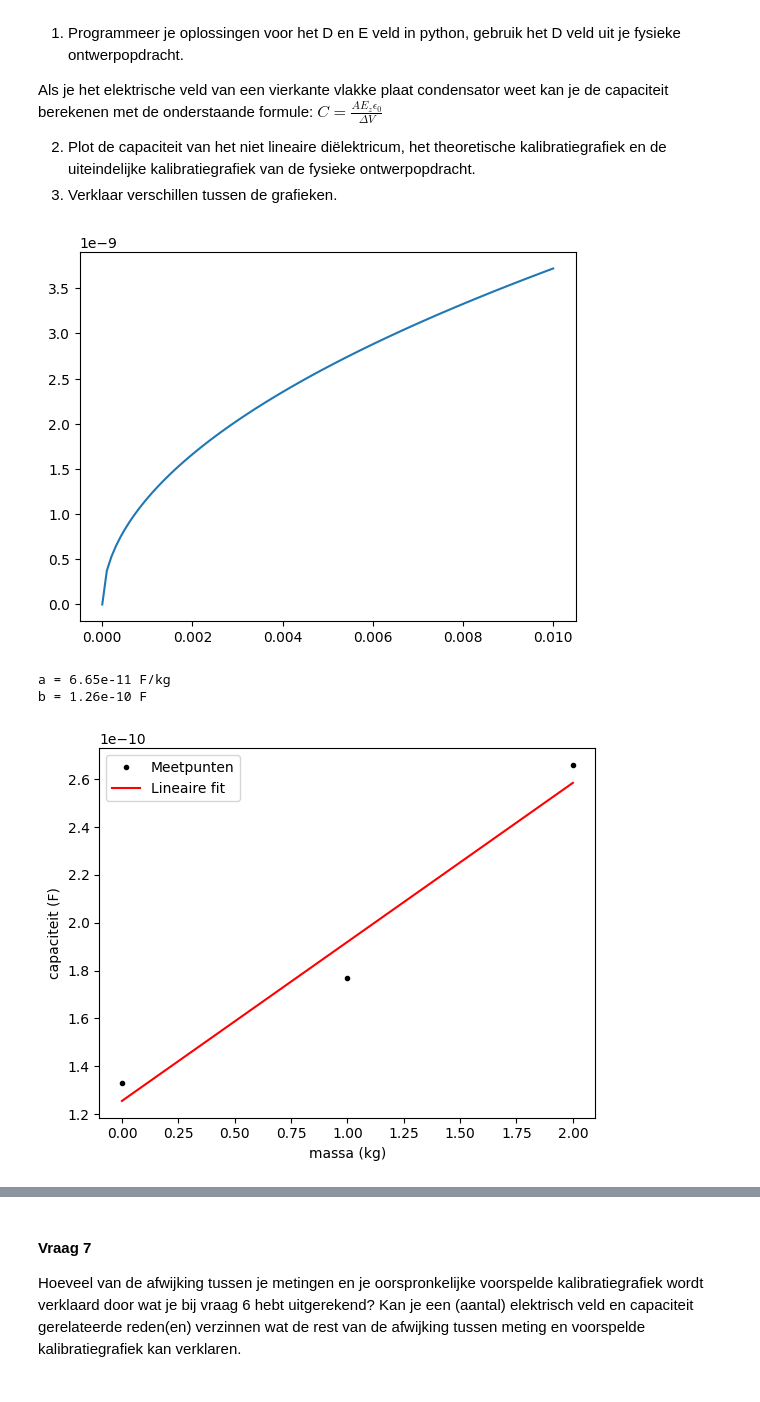
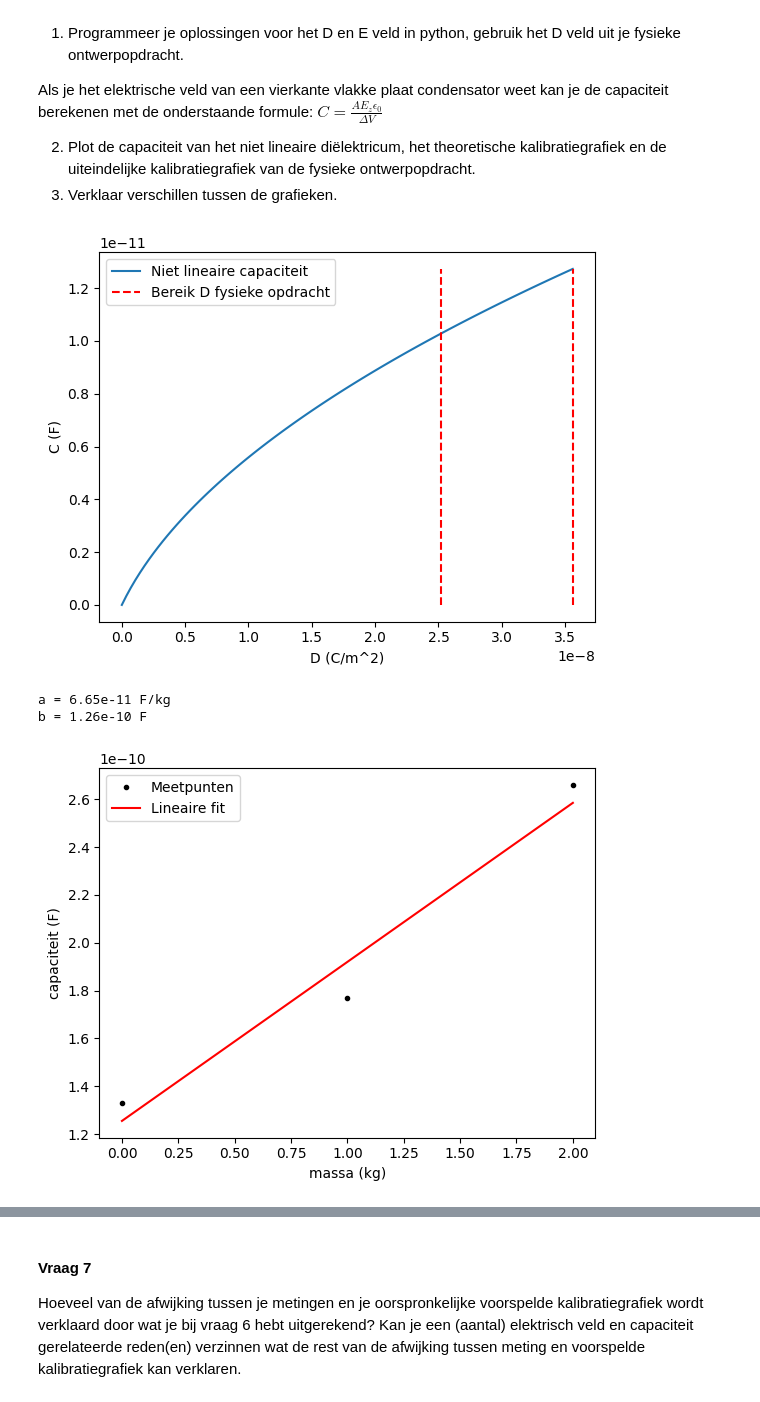
Before and after one commit to rstaasTUD/opdrachten-DEF-D-R-Staas, a Jupyter notebook: DigitaleOntwerpopdrachten/1CondensatorOpdracht/CondensatorOntwerpopdracht.ipynb, the cells around one changed output, grey strips where cells are left out. Cells and saved outputs as stored; diff of their text form; code cells hidden in the pictures.

```diff
--- a/DigitaleOntwerpopdrachten/1CondensatorOpdracht/CondensatorOntwerpopdracht.ipynb
+++ b/DigitaleOntwerpopdrachten/1CondensatorOpdracht/CondensatorOntwerpopdracht.ipynb
@@ -757,30 +930,36 @@ E_z \epsilon_0}{\Delta V}$
 m = np.array([0, 437.89, 875.99, 1315.85, 1730.61, 2190.23, 2628.70])  /1000 #kg
 C = np.array([50.4, 53.9, 57.7, 60.6, 63.2, 66.8, 71.2])*1e-12 #F
 A=0.1*0.1
-DV=8 #V
-x1= 0.5
-x2= 0.01
-D= np.linspace(0,0.01,100)
+DV=5 #V
+x1= 1
+x2= 0.005
 
-# def D_condensator(C,V,A):
-#     D=(C*V)/A
-#     return D
+def D_condensator(C,V,A):#D veld uit data van fysieke opdracht
+    D=(C*V)/A
+    return D
 
-def E_condensator(x1, x2, D):
+def E_condensator(x1, x2, D): #E veld vanuit afgelijde formule, niet lineair
     epsilonr= 1+x1
     E=(-epsilon0*epsilonr+np.sqrt(epsilon0**2*epsilonr**2+4*epsilon0*x2*D))/(2*epsilon0*x2)
     return E
 
-def C_condensator(A,E,DV):
+def C_condensator(A,E,DV): #gegeven formule voor C
     C=(A*E*epsilon0)/DV
     return C
 
+Dreference=D_condensator(C,DV,A)
+D=np.linspace(0,Dreference.max(),100)
 E=E_condensator(x1,x2, D)
 C_con=C_condensator(A,E,DV)
 
 
 plt.figure()
-plt.plot(D,C_con)
+plt.plot(D,C_con,label='Niet lineaire capaciteit')
+plt.plot(np.ones(len(C_con))*Dreference.min(),C_con,'r--',label='Bereik D fysieke opdracht')
+plt.plot(np.ones(len(C_con))*Dreference.max(),C_con,'r--')
+plt.ylabel('C (F)')
+plt.xlabel('D (C/m^2)')
+plt.legend()
 plt.show()
 
 #THEOR kalibratie
@@ -795,34 +974,34 @@ def lineair(m, a, b):
 # Curve fit
 popt, pcov = curve_fit(lineair, m_t, C_t)
 a, b = popt
 
 print(f"a = {a:.3g} F/kg")
 print(f"b = {b:.3g} F")
 
 # Plot
 m_test = np.linspace(m_t.min(), m_t.max(), 100)
 
 plt.figure()
 plt.plot(m_t, C_t, 'k.', label='Meetpunten')
 plt.plot(m_test, lineair(m_test, *popt), 'r-', label='Lineaire fit')
 plt.xlabel('massa (kg)')
 plt.ylabel('capaciteit (F)')
 plt.legend()
 plt.show()
 
 #ECHTE KALIBRATIE
 popt, pcov = curve_fit(lineair, m, C)
 
 m_test = np.linspace(m.min(), m.max(), 100)
 plt.figure()
 plt.plot(m, C, 'k.', label='gemeten kalibratiegrafiek')
 plt.plot(m_test, lineair(m_test, *popt), 'r-', label='lineaire fit')
 plt.legend()
 plt.xlabel('massa (kg)')
 plt.ylabel('capaciteit (F)')
 plt.show()
 # %% [output]
-[figure, old version]
+[figure, new version]
 a = 6.65e-11 F/kg
 b = 1.26e-10 F
 [figure]
```
Also changed, not shown: parts of 22 cells of this notebook.
